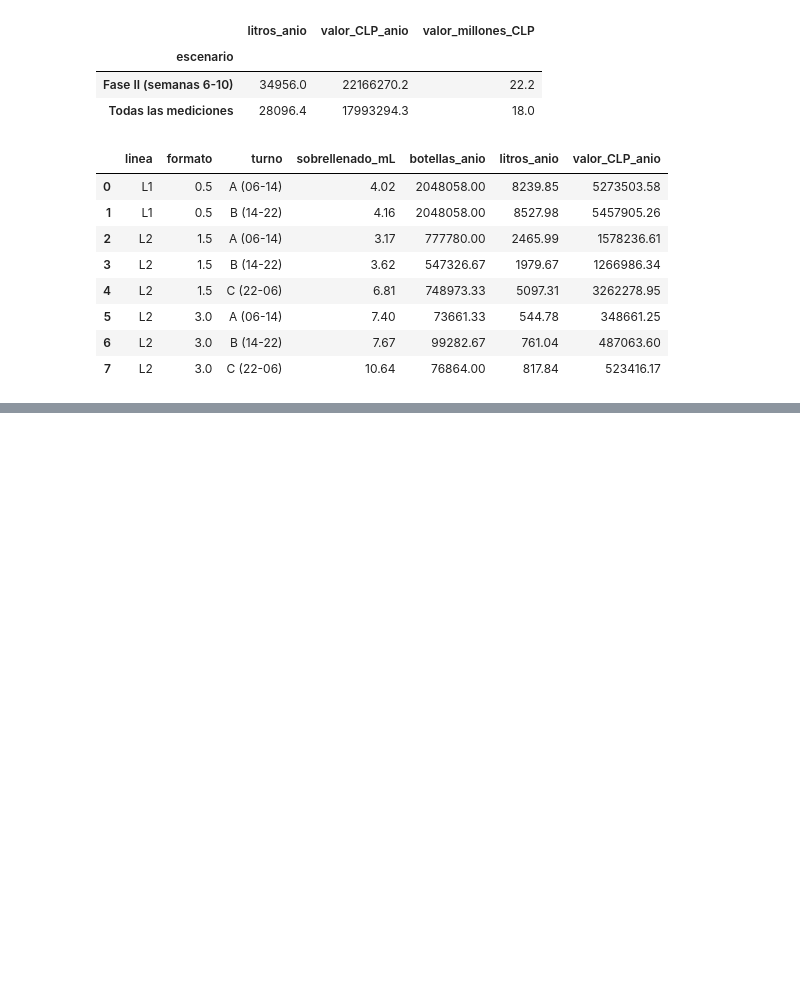
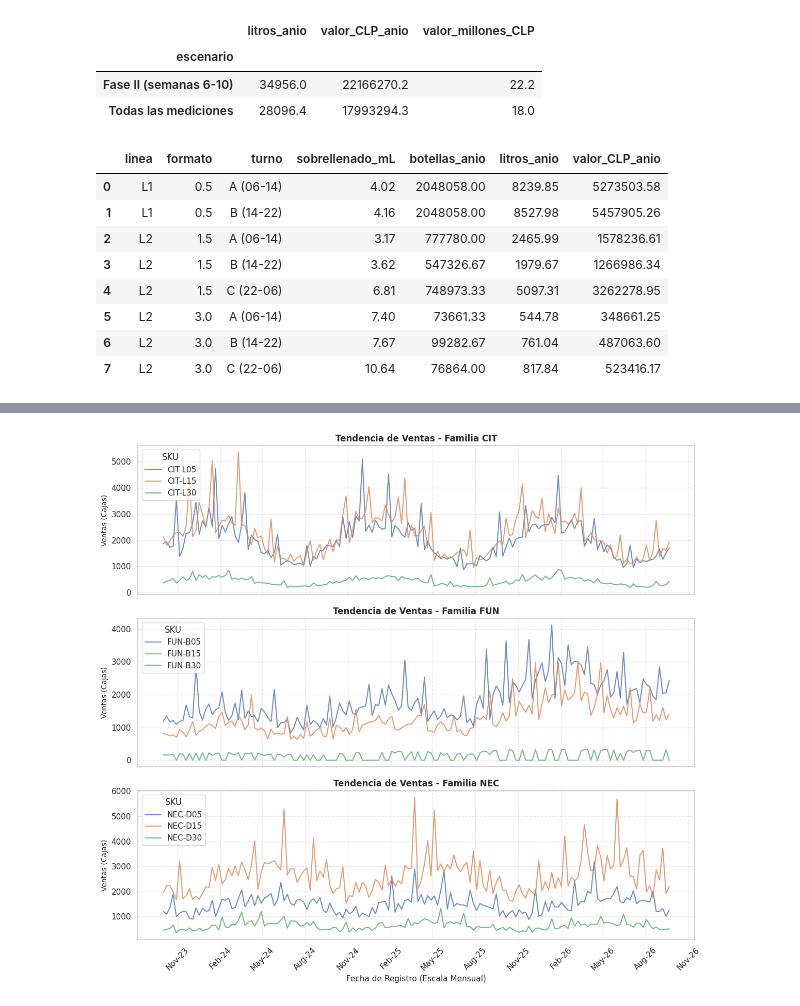
Before and after one commit to camiloascencio-hash/GP-S, a Jupyter notebook: 1Bloque.ipynb, the cells around one changed output, grey strips where cells are left out. Cells and saved outputs as stored; diff of their text form; code cells hidden in the pictures; blank space fills up the shorter version.

```diff
--- a/1Bloque.ipynb
+++ b/1Bloque.ipynb
@@ -1453,0 +1467,12 @@ display(tabla_turno.round(2))
+# %%
+# verificar datos faltantes
+faltan = ventas.isna().stack()
+faltan = faltan[faltan]
+print(faltan)
+
+for sem, sku in faltan.index:
+    anotar(sku, sem, "Dato faltante", "ventas_cajas vacío (también dias_sin_stock)",
+           "Se interpola entre la semana anterior y la siguiente")
+
+limpia = ventas.interpolate(method="linear", limit_area="inside")     # interpolación lineal solo en los huecos
+print("Faltantes después de completar:", limpia.isna().sum().sum())
@@ -1453,0 +1546,40 @@ display(tabla_turno.round(2))
+# %%
+import matplotlib.pyplot as plt
+import seaborn as sns
+import matplotlib.dates as mdates
+
+sns.set_theme(style="whitegrid")
+
+# Agrupar los SKUs por su familia (primeros 3 caracteres del código del SKU)
+familias_sku = {}
+for sku in limpia.columns:
+    fam = sku.split('-')[0]
+    if fam not in familias_sku:
+        familias_sku[fam] = []
+    familias_sku[fam].append(sku)
+
+# Crear un gráfico de líneas para cada familia utilizando fechas reales en el eje X
+fig, axes = plt.subplots(len(familias_sku), 1, figsize=(12, 11), sharex=True)
+
+for i, (familia, skus_fam) in enumerate(sorted(familias_sku.items())):
+    ax = axes[i]
+    for sku in skus_fam:
+        # Usamos la serie 'fechas' creada anteriormente para el eje X
+        ax.plot(fechas, limpia[sku], label=sku, alpha=0.8, linewidth=1.5)
+
+    ax.set_title(f"Tendencia de Ventas - Familia {familia}", fontsize=12, fontweight="bold")
+    ax.set_ylabel("Ventas (Cajas)", fontsize=10)
+    ax.legend(title="SKU", loc="upper left")
+    ax.grid(True, linestyle="--", alpha=0.5)
+
+# Formatear el eje X para mostrar etiquetas mensuales legibles (ej: Ene 24, Mar 24, etc.)
+ax = axes[-1]
+ax.xaxis.set_major_locator(mdates.MonthLocator(interval=3))  # Mostrar etiqueta cada 3 meses
+ax.xaxis.set_major_formatter(mdates.DateFormatter('%b-%y'))  # Formato Mes-Año
+plt.xticks(rotation=45)
+
+ax.set_xlabel("Fecha de Registro (Escala Mensual)", fontsize=11)
+plt.tight_layout()
+plt.show()
+# %% [output]
+[figure, added]
```
Also changed, not shown: parts of 15 cells of this notebook.
